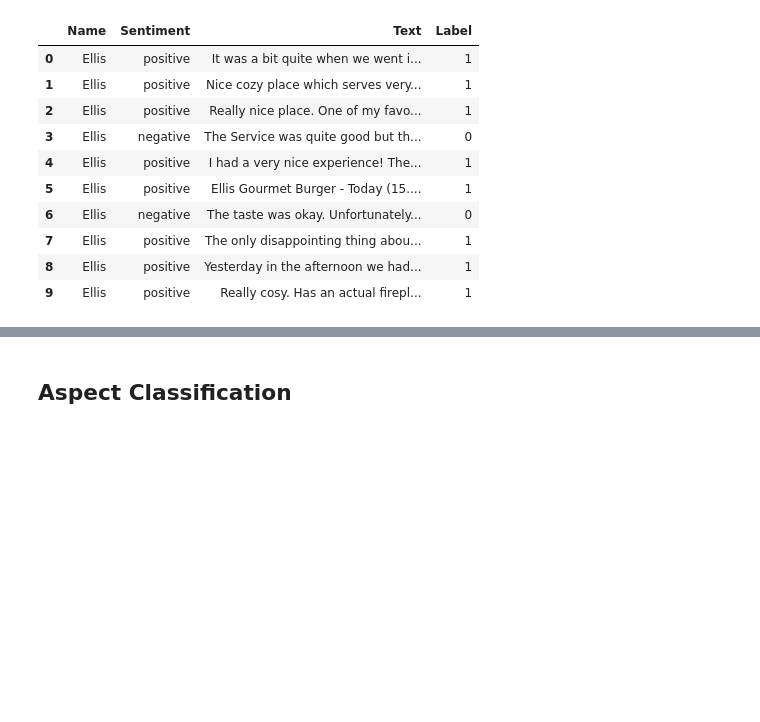
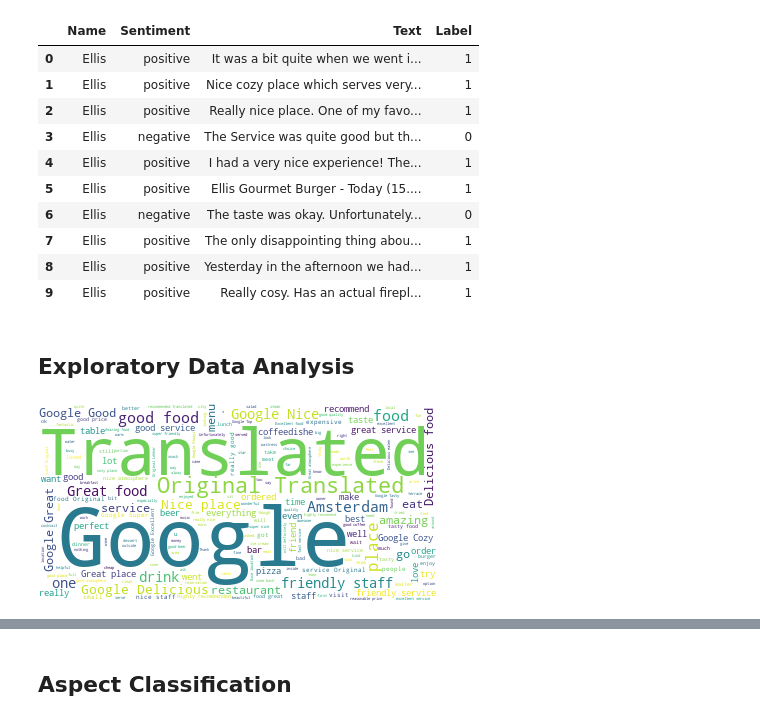
Before and after one commit to Amsterdam-Internships/Venue-Accessibility-Google-Reviews, a Jupyter notebook: notebooks/Pipeline.ipynb, the cells around one changed output, grey strips where cells are left out. Saved outputs shown, nothing was run; the diff lists cells and outputs as text; code cells hidden in the pictures; blank space fills up the shorter version.

```diff
--- a/notebooks/Pipeline.ipynb
+++ b/notebooks/Pipeline.ipynb
@@ -102,3 +103,16 @@ display(clean_test_df[:10])
 | 7 | Ellis | positive | The only disappointing thing abou... | 1 |
 | 8 | Ellis | positive | Yesterday in the afternoon we had... | 1 |
 | 9 | Ellis | positive | Really cosy. Has an actual firepl... | 1 |
+# %% [markdown]
+## Exploratory Data Analysis
+# %%
+wordcloud = WordCloud(background_color='white', max_words=1000, contour_width=3, contour_color='steeleblue')
+
+clustered_reviews_train = ','.join(list(clean_train_df['Text'].values))
+clustered_reviews_test = ','.join(list(clean_test_df['Text'].values))
+wordcloud.generate(clustered_reviews_train)
+wordcloud.generate(clustered_reviews_test)
+wordcloud.to_image()
+wordcloud.to_image()
+# %% [output]
+[figure, added]
```
Also changed, not shown: parts of 37 cells of this notebook, 20 other files.
